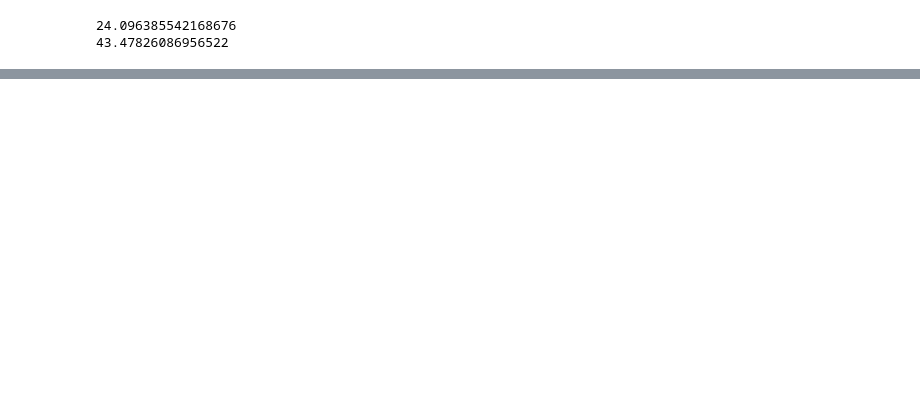
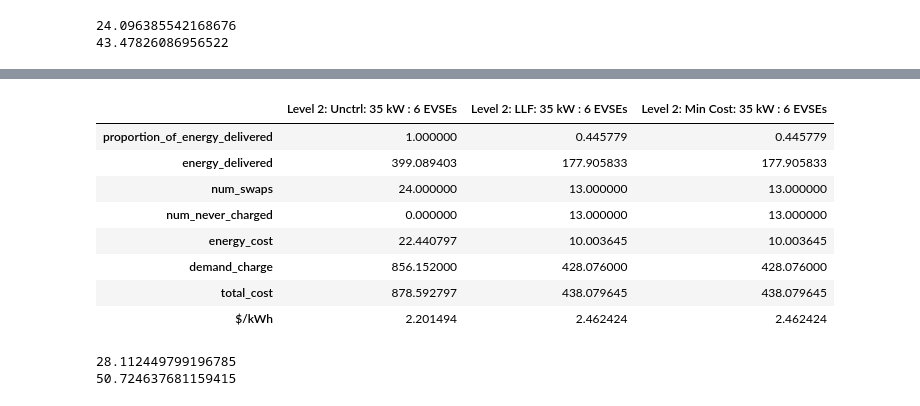
Before and after one commit to kamareee/acn-ev-simulation, a Jupyter notebook: Simulation_6_EV_charger.ipynb, the cells around one changed output, grey strips where cells are left out. Saved outputs shown, nothing was run; the diff lists cells and outputs as text; code cells hidden in the pictures; blank space fills up the shorter version.

```diff
--- a/Simulation_6_EV_charger.ipynb
+++ b/Simulation_6_EV_charger.ipynb
@@ -127,0 +224,4 @@ for s in session_list:
+# %%
+level2_35kW_untrl_32 = run_experiment(level2_35kw_ev_fleet_network, uncontrolled, deepcopy(sessions_32))
+# %%
+level2_35kW_llf_32 = run_experiment(level2_35kw_ev_fleet_network, llf, deepcopy(sessions_32))
@@ -127,0 +230,18 @@ for s in session_list:
+# %%
+ev_32_35kW = pd.DataFrame({
+    'Level 2: Unctrl: 35 kW : 6 EVSEs':  level2_35kW_untrl_32,
+    'Level 2: LLF: 35 kW : 6 EVSEs': level2_35kW_llf_32,
+    'Level 2: Min Cost: 35 kW : 6 EVSEs': level2_35kW_llf_32
+})
+# %%
+ev_32_35kW
+# %% [output]
+|  | Level 2: Unctrl: 35 kW : 6 EVSEs | Level 2: LLF: 35 kW : 6 EVSEs | Level 2: Min Cost: 35 kW : 6 EVSEs |
+| proportion_of_energy_delivered | 1.000000 | 0.445779 | 0.445779 |
+| energy_delivered | 399.089403 | 177.905833 | 177.905833 |
+| num_swaps | 24.000000 | 13.000000 | 13.000000 |
+| num_never_charged | 0.000000 | 13.000000 | 13.000000 |
+| energy_cost | 22.440797 | 10.003645 | 10.003645 |
+| demand_charge | 856.152000 | 428.076000 | 428.076000 |
+| total_cost | 878.592797 | 438.079645 | 438.079645 |
+| $/kWh | 2.201494 | 2.462424 | 2.462424 |
@@ -127,0 +263,5 @@ for s in session_list:
+# %%
+level2_35kw_26_ev_fleet_network = ev_fleet_level_2_network(transformer_cap=35, evse_per_phase=2)
+# %% [output]
+28.112449799196785
+50.724637681159415
```
Also changed, not shown: parts of 26 cells of this notebook, 4 other files.
